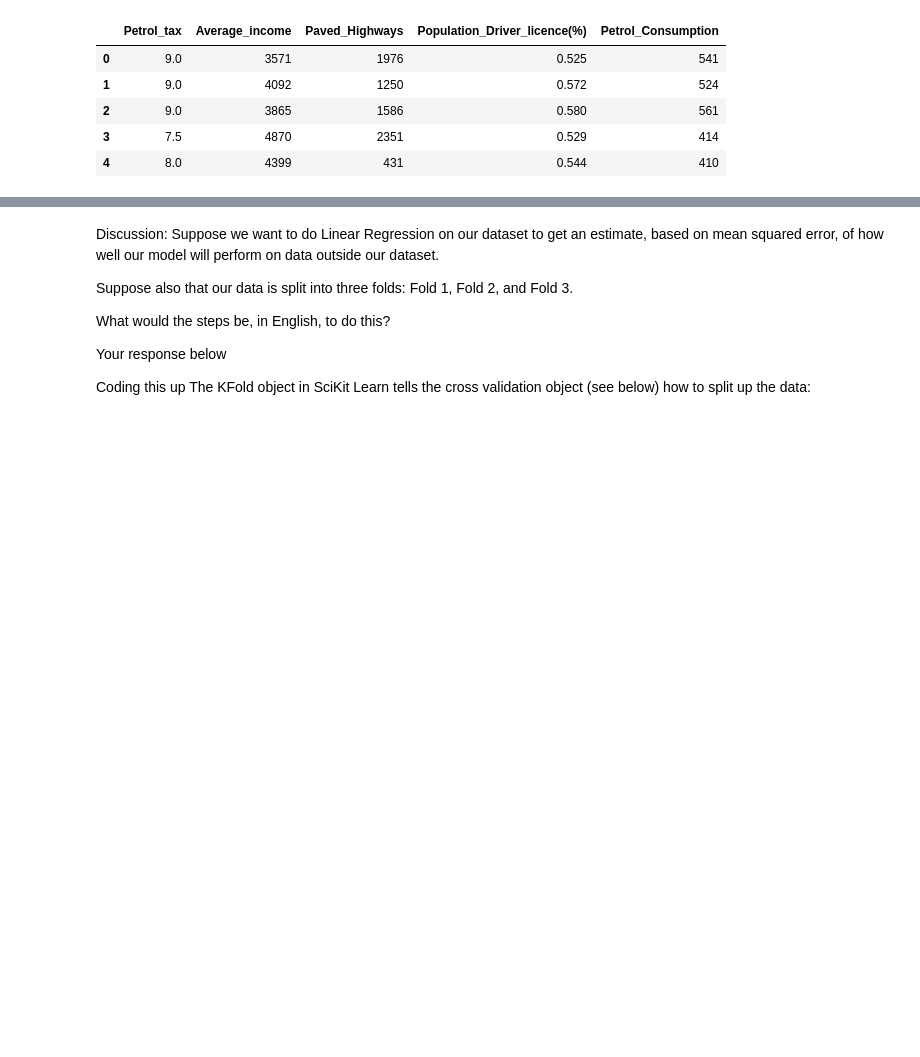
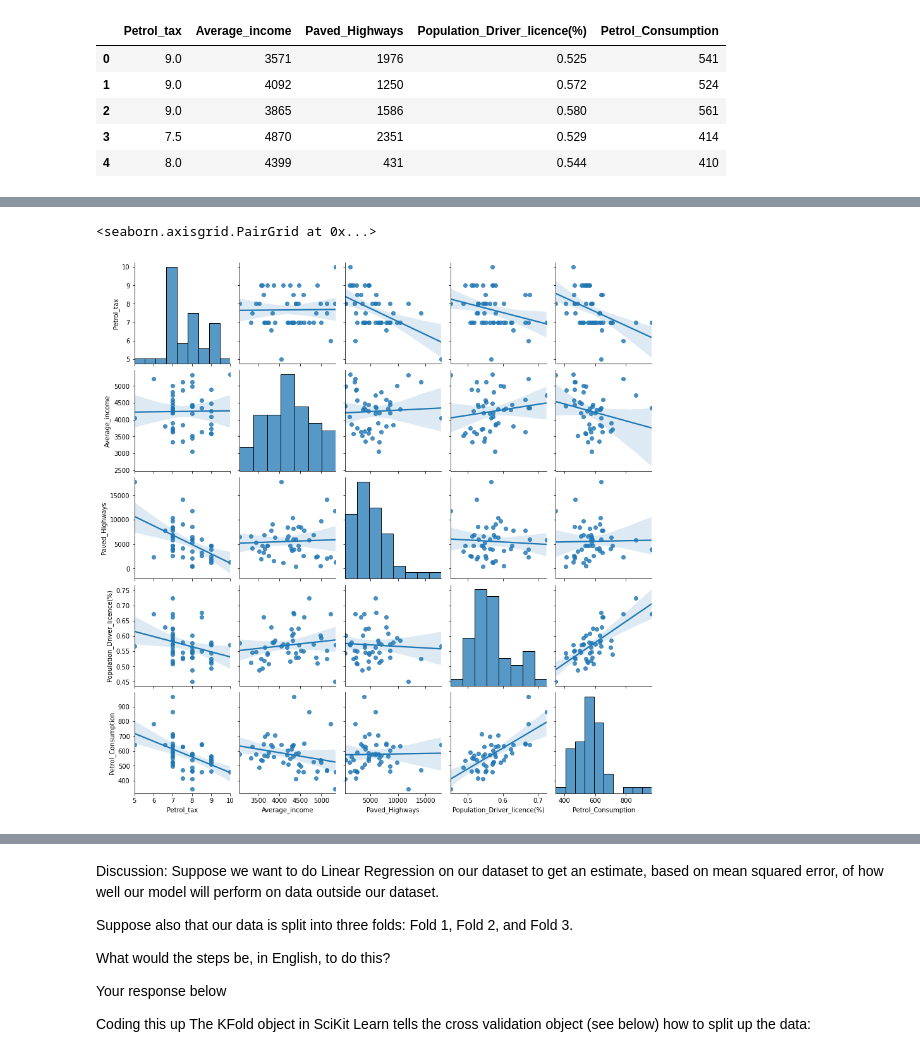
Before and after one commit to Balbuenar/Unclassified--repo, a Jupyter notebook: Petrol_Consumption.ipynb, the cells around one changed output, grey strips where cells are left out. Saved outputs shown, nothing was run; the diff lists cells and outputs as text; code cells hidden in the pictures; blank space fills up the shorter version.

```diff
--- a/Petrol_Consumption.ipynb
+++ b/Petrol_Consumption.ipynb
@@ -39,0 +62,6 @@ dataset.head()
+# %%
+import seaborn as sns
+sns.pairplot(dataset,kind="reg")
+# %% [output]
+<seaborn.axisgrid.PairGrid at 0x...>
+[figure, added]
```
Also changed, not shown: parts of 26 cells of this notebook.
